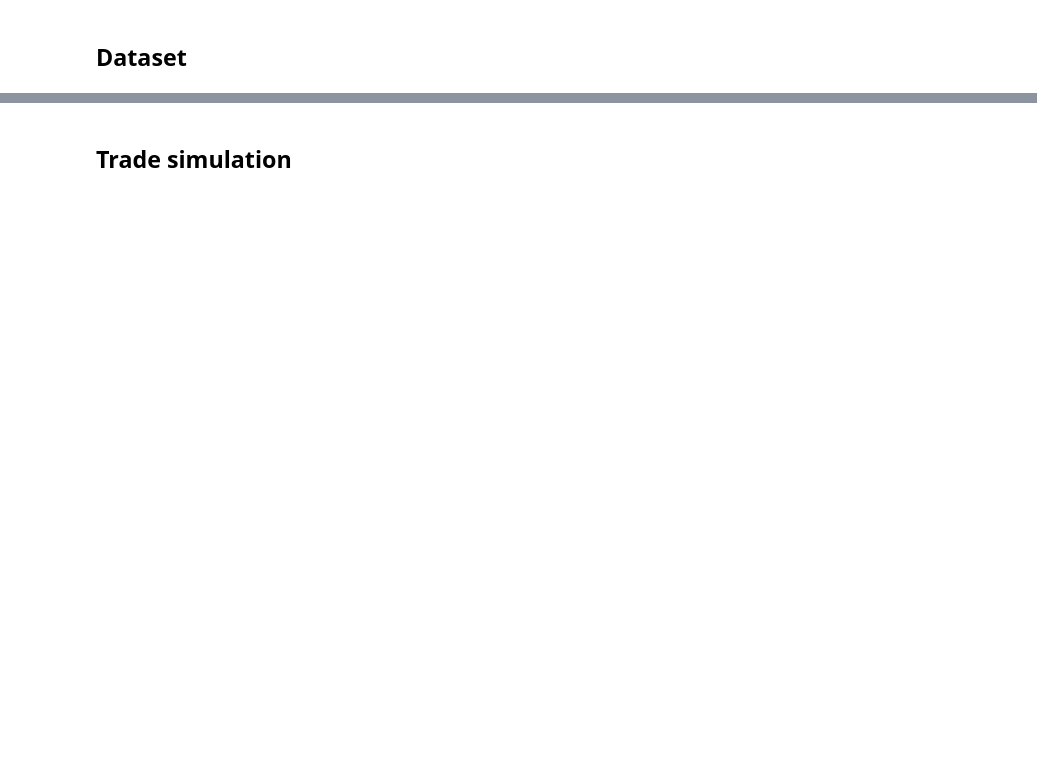
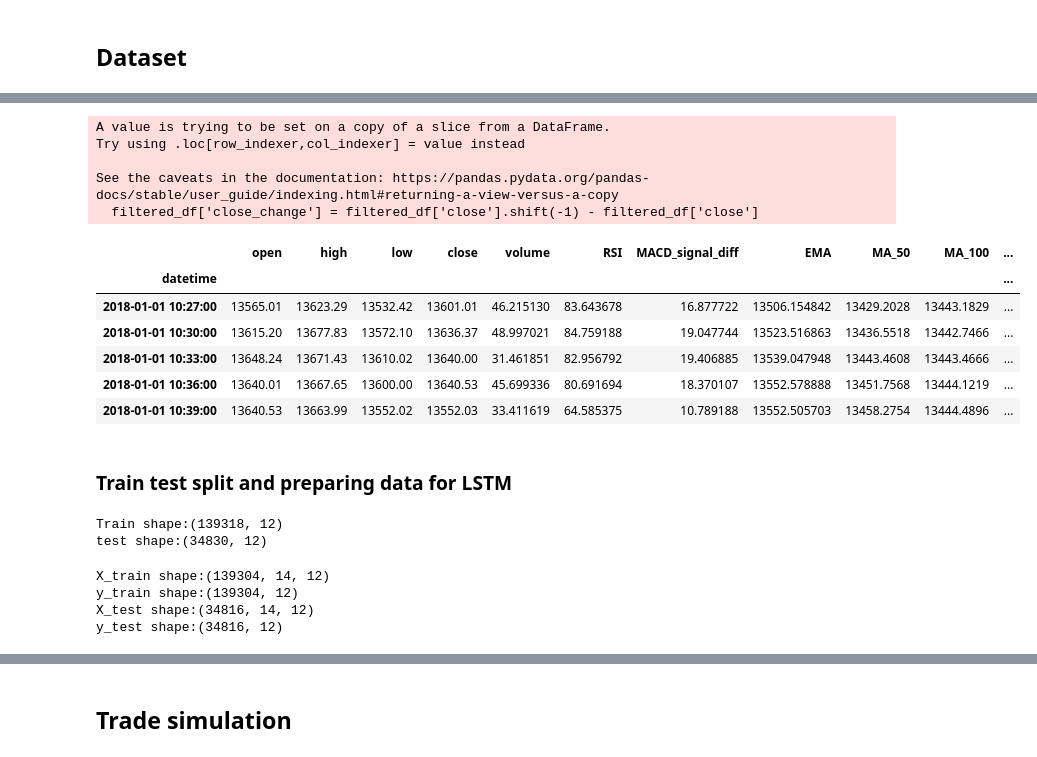
Before and after one commit to AI-ApeX-DeV/DTG, a Jupyter notebook: IITK_LSTM.ipynb, the cells around one changed output, grey strips where cells are left out. Drawn from its saved outputs; the diff is of its cells as text; code cells hidden in the pictures; blank space fills up the shorter version.

Commit message:
LSTM final revision

```diff
--- a/IITK_LSTM.ipynb
+++ b/IITK_LSTM.ipynb
@@ -131,6 +117,32 @@ filtered_df_3m.tail()
+# %%
+# Adding the change in close price column
+
+filtered_df['close_change'] = filtered_df['close'].shift(-1) - filtered_df['close']
+filtered_df.head()
+# %% [output]
+A value is trying to be set on a copy of a slice from a DataFrame.
+Try using .loc[row_indexer,col_indexer] = value instead
+
+See the caveats in the documentation: https://pandas.pydata.org/pandas-docs/stable/user_guide/indexing.html#returning-a-view-versus-a-copy
+  filtered_df['close_change'] = filtered_df['close'].shift(-1) - filtered_df['close']
+|  | open | high | low | close | volume | RSI | MACD_signal_diff | EMA | MA_50 | MA_100 | ... |
+| datetime |  |  |  |  |  |  |  |  |  |  | ... |
+| 2018-01-01 10:27:00 | 13565.01 | 13623.29 | 13532.42 | 13601.01 | 46.215130 | 83.643678 | 16.877722 | 13506.154842 | 13429.2028 | 13443.1829 | ... |
+| 2018-01-01 10:30:00 | 13615.20 | 13677.83 | 13572.10 | 13636.37 | 48.997021 | 84.759188 | 19.047744 | 13523.516863 | 13436.5518 | 13442.7466 | ... |
+| 2018-01-01 10:33:00 | 13648.24 | 13671.43 | 13610.02 | 13640.00 | 31.461851 | 82.956792 | 19.406885 | 13539.047948 | 13443.4608 | 13443.4666 | ... |
+| 2018-01-01 10:36:00 | 13640.01 | 13667.65 | 13600.00 | 13640.53 | 45.699336 | 80.691694 | 18.370107 | 13552.578888 | 13451.7568 | 13444.1219 | ... |
+| 2018-01-01 10:39:00 | 13640.53 | 13663.99 | 13552.02 | 13552.03 | 33.411619 | 64.585375 | 10.789188 | 13552.505703 | 13458.2754 | 13444.4896 | ... |
+# %% [markdown]
+### Train test split and preparing data for LSTM
 # %%
+# Train test split
 split_ratio = 0.8
-split_index = int(split_ratio * len(filtered_df_3m))
+split_index = int(split_ratio * len(filtered_df))
 
-train_data = filtered_df_3m[:split_index]
-test_data = filtered_df_3m[split_index:]
+train_data = filtered_df[:split_index]
+test_data = filtered_df[split_index:]
+print(f"Train shape:{train_data.shape}")
+print(f"test shape:{test_data.shape}")
+# %% [output]
+Train shape:(139318, 12)
+test shape:(34830, 12)
@@ -149 +154,22 @@ X_test = X_test.reshape((X_test.shape[0], 1, X_test.shape[1]))
+# %%
+# Making sequences
+def create_sequences(data, sequence_length=14):
+    X, y = [], []
+    for i in range(sequence_length, len(data)):
+        X.append(data.iloc[i-sequence_length: i])
+        y.append(data.iloc[i])
+    return np.array(X), np.array(y)
+
+X_train, y_train = create_sequences(train_data)
+print(f"X_train shape:{X_train.shape}")
+print(f"y_train shape:{y_train.shape}")
+
+X_test, y_test = create_sequences(test_data)
+print(f"X_test shape:{X_test.shape}")
+print(f"y_test shape:{y_test.shape}")
+# %% [output]
+X_train shape:(139304, 14, 12)
+y_train shape:(139304, 12)
+X_test shape:(34816, 14, 12)
+y_test shape:(34816, 12)
 # %% [markdown]
```
Also changed, not shown: parts of 27 cells of this notebook.
